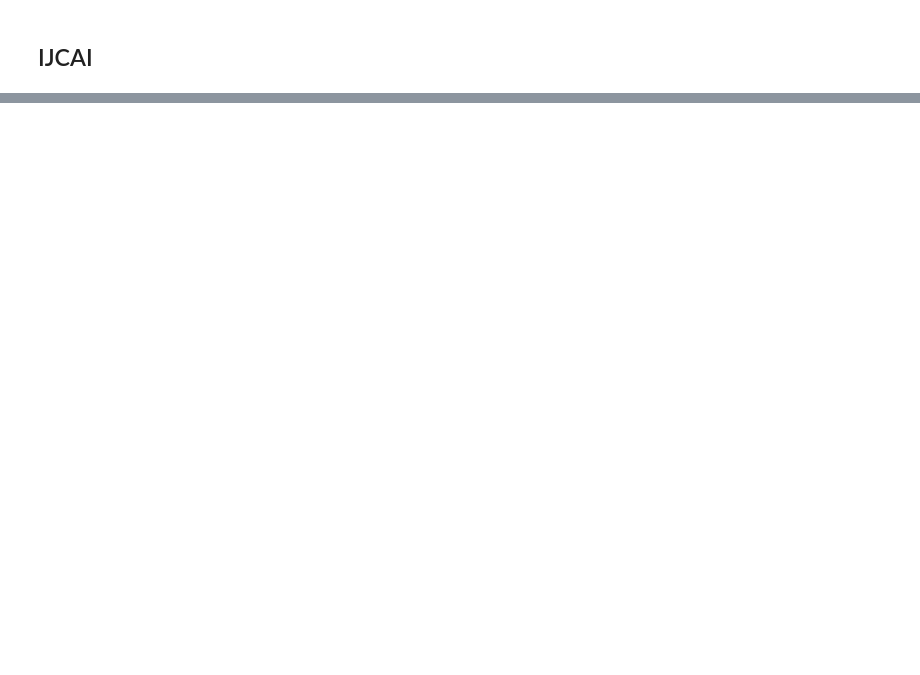
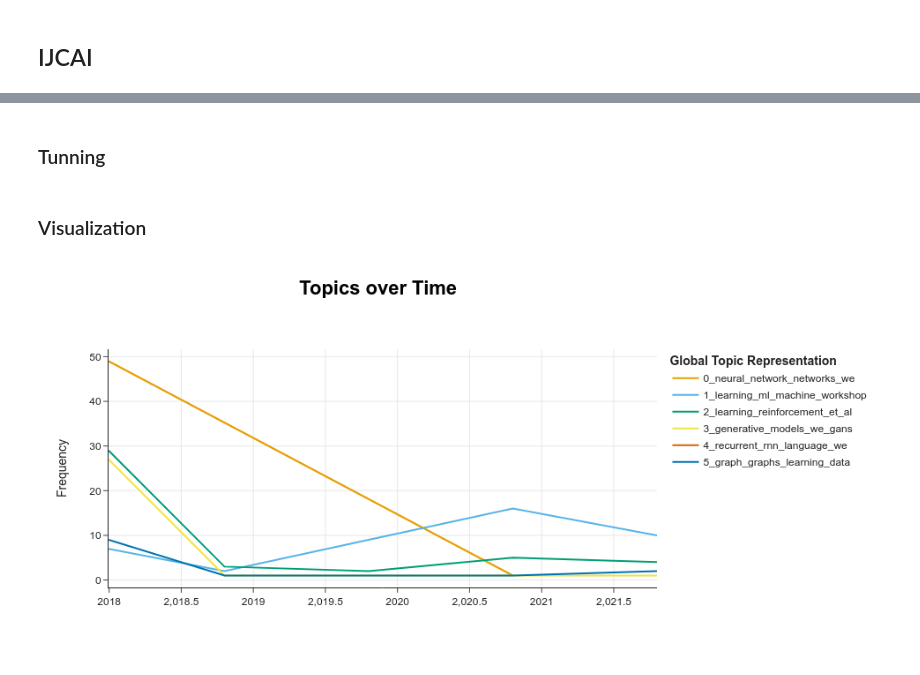
Before and after one commit to cufbas/topicModeling, a Jupyter notebook: OpenReview.ipynb, the cells around one changed output, grey strips where cells are left out. Drawn from its saved outputs; the diff is of its cells as text; code cells hidden in the pictures; blank space fills up the shorter version.

Commit message:
adds visualization on tm

```diff
--- a/OpenReview.ipynb
+++ b/OpenReview.ipynb
@@ -236,3 +239,7 @@ IJCAIUrl [['https://ijcai-22.org/workshop/', 'elementor-widget-container'],
          ]
 
     = 'entry-content clear'
+# %%
+NeurIpsList = dfNeurIps.abstract.tolist()
+# %%
+timestamps = dfNeurIps.year.tolist()
@@ -238,0 +253,3 @@ IJCAIUrl [['https://ijcai-22.org/workshop/', 'elementor-widget-container'],
+# %%
+topic_model = BERTopic(verbose=True)
+topics, probs = topic_model.fit_transform(NeurIpsList)
@@ -238,0 +262,11 @@ IJCAIUrl [['https://ijcai-22.org/workshop/', 'elementor-widget-container'],
+# %% [markdown]
+### Tunning
+# %%
+topics_over_time = topic_model.topics_over_time(NeurIpsList, timestamps,
+                                                global_tuning=True, evolution_tuning=True, nr_bins=20)
+# %% [markdown]
+### Visualization
+# %%
+topic_model.visualize_topics_over_time(topics_over_time)
+# %% [output]
+[figure, added]
```
Also changed, not shown: parts of 20 cells of this notebook.
